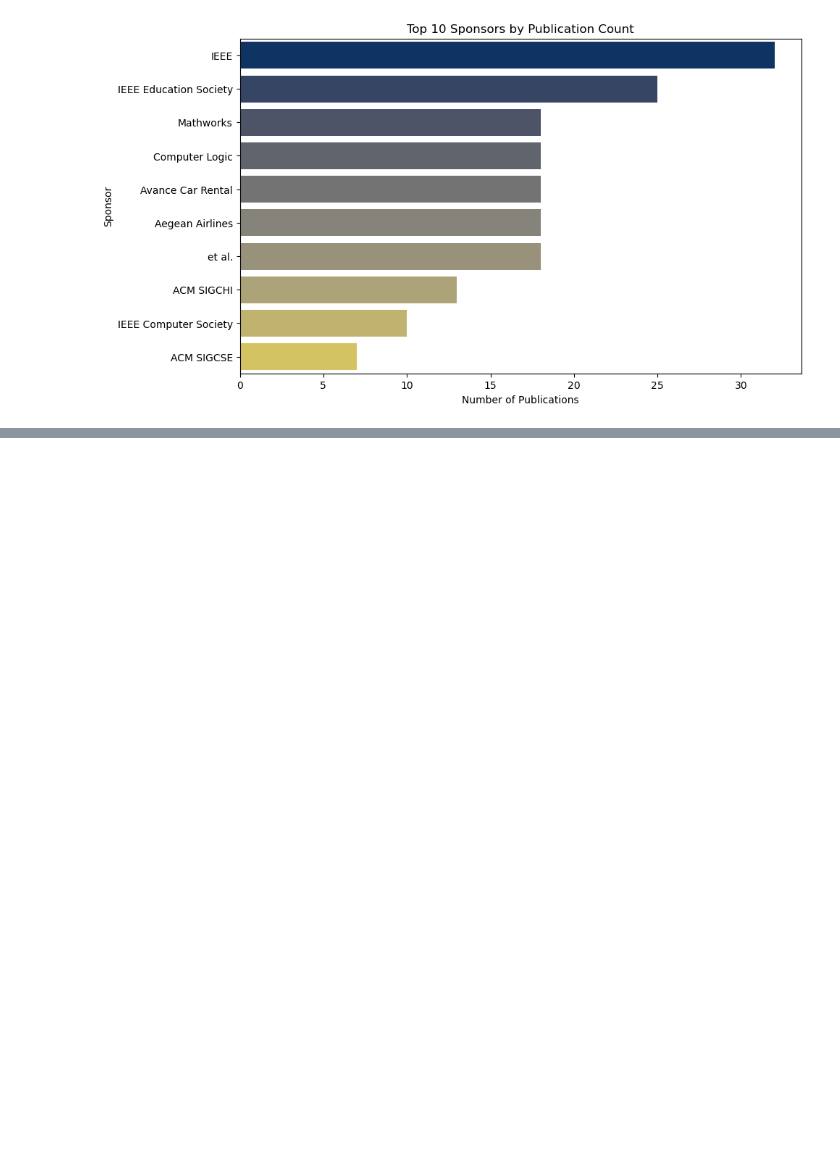
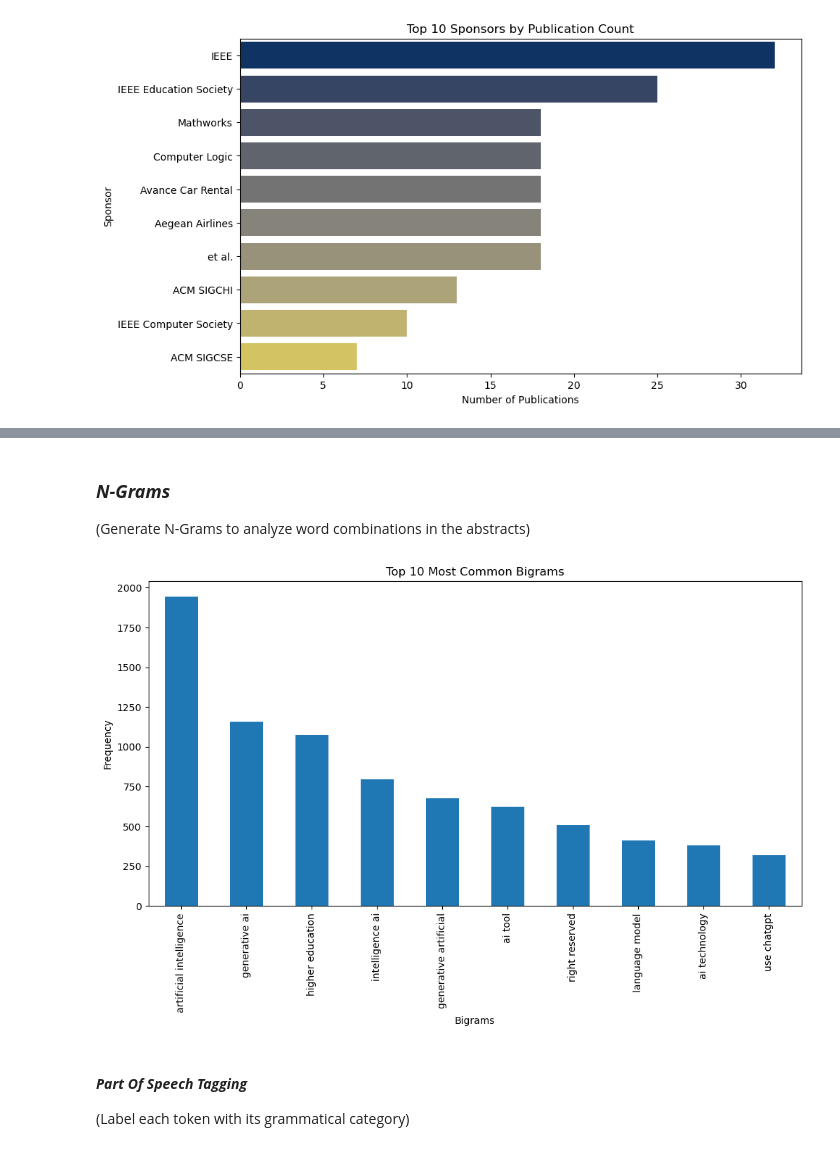
Before and after one commit to RafaelSGil/Edu-AI, a Jupyter notebook: notebook/EduAI.ipynb, the cells around one changed output, grey strips where cells are left out. Drawn from its saved outputs; the diff is of its cells as text; code cells hidden in the pictures; blank space fills up the shorter version.

```diff
--- a/notebook/EduAI.ipynb
+++ b/notebook/EduAI.ipynb
@@ -562,0 +852,30 @@ Passing `palette` without assigning `hue` is deprecated and will be removed in v
+# %% [markdown]
+### ***N-Grams***
+(Generate N-Grams to analyze word combinations in the abstracts)
+# %%
+ngram_vectorizer = CountVectorizer(
+    ngram_range=(2, 2),  # Include unigrams and bigrams
+    max_features=1000
+)
+ngram_features = ngram_vectorizer.fit_transform(data['Processed_Abstract'])
+
+ngram_df = pd.DataFrame(ngram_features.toarray(), columns=ngram_vectorizer.get_feature_names_out())
+# %%
+# Sum up the counts of each bigram
+sum_bigrams = ngram_df.sum(axis=0)
+
+# Sort and select top 10 bigrams
+sorted_bigrams = sum_bigrams.sort_values(ascending=False)[:10]
+
+# Plot
+plt.figure(figsize=(12, 6))
+sorted_bigrams.plot(kind='bar')
+plt.title('Top 10 Most Common Bigrams')
+plt.xlabel('Bigrams')
+plt.ylabel('Frequency')
+plt.show()
+# %% [output]
+[figure, added]
+# %% [markdown]
+#### ***Part Of Speech Tagging***
+(Label each token with its grammatical category)
```
Also changed, not shown: parts of 69 cells of this notebook, 1 other file.
